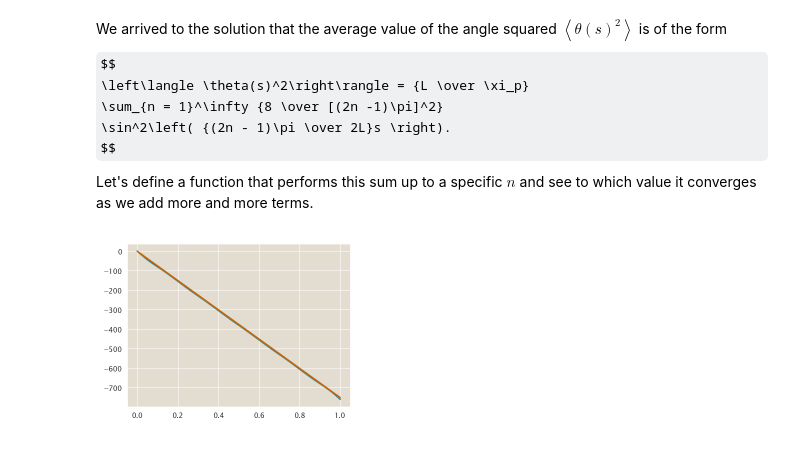
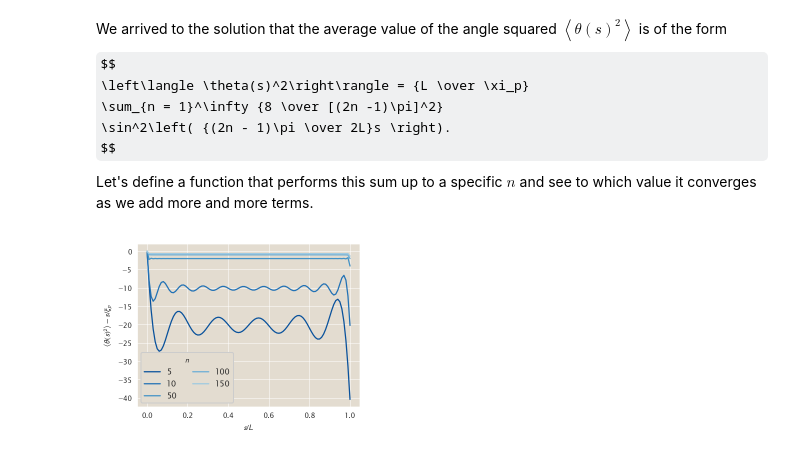
Before and after one commit to mrazomej/pboc, a Jupyter notebook: src/chapter_10.ipynb, the cells around one changed output. Saved outputs shown, nothing was run; the diff lists cells and outputs as text; code cells hidden in the pictures; some formulas as TeX source.

Commit message:
finish plot for 10.1D

```diff
--- a/src/chapter_10.ipynb
+++ b/src/chapter_10.ipynb
@@ -68,22 +68,35 @@ def avg_theta_sqr(n, s, L=1, xi_p=0.1):
 # %%
 # Define range of s values
 L = 1
 s_array = np.linspace(0, L, 101)
 xi_p = L / 1000
 
 # Compute sum up to 100
-theta_sq = avg_theta_sqr(100, s_array, L, xi_p)
+theta_sq = avg_theta_sqr(150, s_array, L, xi_p)
 
 ##   Plot partial sums
 
 # Define partial sums to plot
-n_plot = [5, 10, 50, 100]
+n_plot = [5, 10, 50, 100, 150]
+
 # Define colors
-colors = sns.color_palette('Blues', n_colors=len(n_plot))
+colors = sns.color_palette('Blues_r', n_colors=len(n_plot)+2)
 
 # Loop through partial plots
-for n in n_plot:
+for i, n in enumerate(n_plot):
     # Plot partial sum
-    plt.plot(s_array, theta_sq[0:n, :].sum(axis=0) - s_array / xi_p)
+    plt.plot(s_array, theta_sq[0:n, :].sum(axis=0) - s_array / xi_p,
+             label=str(n), color=colors[i])
+
+# Label axis
+plt.xlabel(r'$s / L$')
+plt.ylabel(r'$\left\langle \theta(s)^2 \right\rangle - s / \xi_p$')
+
+# Add legend
+plt.legend(title='$n$', ncol=2)
+
+# Save figure
+plt.savefig(figdir + 'problem_10_01_04.png', bbox_inches='tight',
+            dpi=300)
 # %% [output]
-[figure, old version]
+[figure, new version]
```
Also changed, not shown: parts of 1 cell of this notebook.
